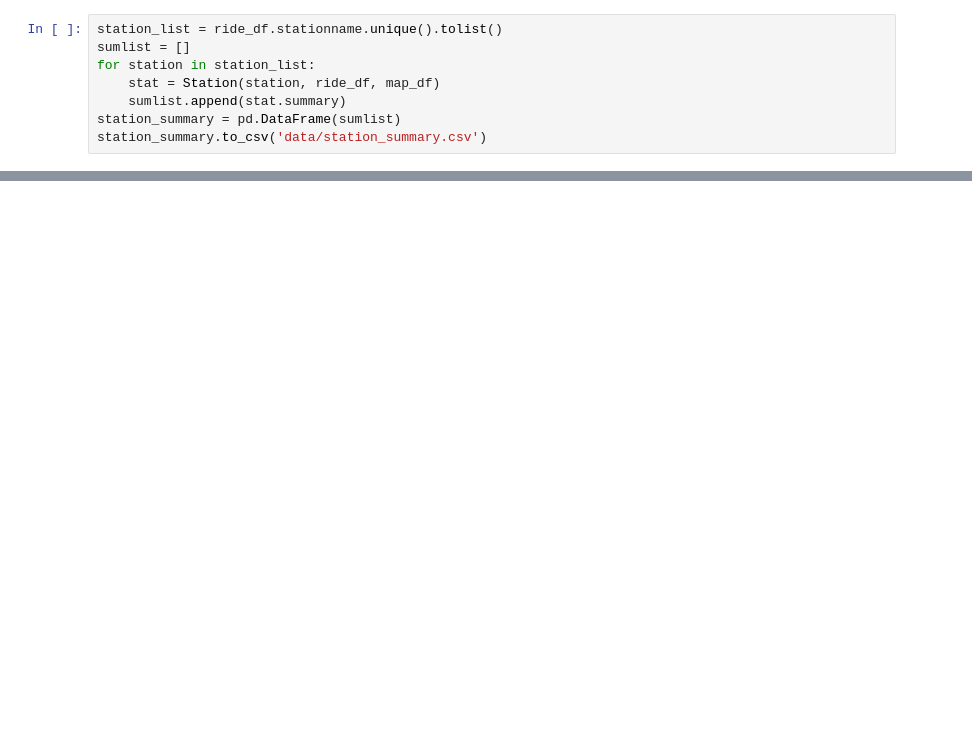
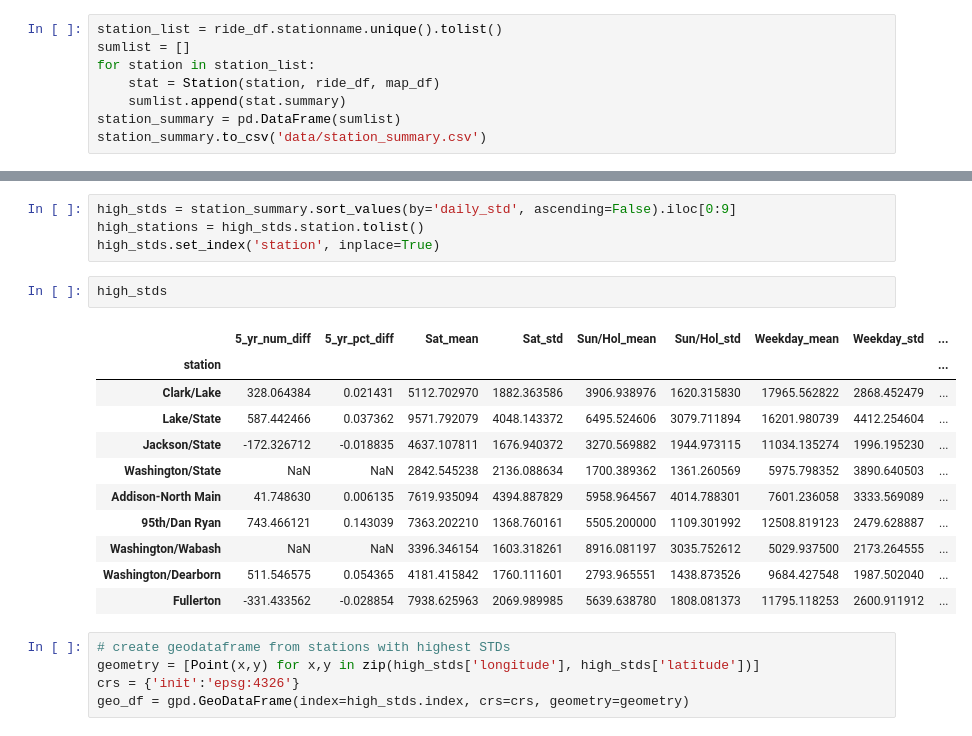
Before and after one commit to donnajobridge/cta, a Jupyter notebook: run_station_class.ipynb, the cells around one changed output, grey strips where cells are left out. Drawn from its saved outputs; the diff is of its cells as text; blank space fills up the shorter version.

```diff
--- a/run_station_class.ipynb
+++ b/run_station_class.ipynb
@@ -41,0 +33,23 @@ station_summary
+# %%
+high_stds = station_summary.sort_values(by='daily_std', ascending=False).iloc[0:9]
+high_stations = high_stds.station.tolist()
+high_stds.set_index('station', inplace=True)
+# %%
+high_stds
+# %% [output]
+|  | 5_yr_num_diff | 5_yr_pct_diff | Sat_mean | Sat_std | Sun/Hol_mean | Sun/Hol_std | Weekday_mean | Weekday_std | ... |
+| station |  |  |  |  |  |  |  |  | ... |
+| Clark/Lake | 328.064384 | 0.021431 | 5112.702970 | 1882.363586 | 3906.938976 | 1620.315830 | 17965.562822 | 2868.452479 | ... |
+| Lake/State | 587.442466 | 0.037362 | 9571.792079 | 4048.143372 | 6495.524606 | 3079.711894 | 16201.980739 | 4412.254604 | ... |
+| Jackson/State | -172.326712 | -0.018835 | 4637.107811 | 1676.940372 | 3270.569882 | 1944.973115 | 11034.135274 | 1996.195230 | ... |
+| Washington/State | NaN | NaN | 2842.545238 | 2136.088634 | 1700.389362 | 1361.260569 | 5975.798352 | 3890.640503 | ... |
+| Addison-North Main | 41.748630 | 0.006135 | 7619.935094 | 4394.887829 | 5958.964567 | 4014.788301 | 7601.236058 | 3333.569089 | ... |
+| 95th/Dan Ryan | 743.466121 | 0.143039 | 7363.202210 | 1368.760161 | 5505.200000 | 1109.301992 | 12508.819123 | 2479.628887 | ... |
+| Washington/Wabash | NaN | NaN | 3396.346154 | 1603.318261 | 8916.081197 | 3035.752612 | 5029.937500 | 2173.264555 | ... |
+| Washington/Dearborn | 511.546575 | 0.054365 | 4181.415842 | 1760.111601 | 2793.965551 | 1438.873526 | 9684.427548 | 1987.502040 | ... |
+| Fullerton | -331.433562 | -0.028854 | 7938.625963 | 2069.989985 | 5639.638780 | 1808.081373 | 11795.118253 | 2600.911912 | ... |
+# %%
+# create geodataframe from stations with highest STDs
+geometry = [Point(x,y) for x,y in zip(high_stds['longitude'], high_stds['latitude'])]
+crs = {'init':'epsg:4326'}
+geo_df = gpd.GeoDataFrame(index=high_stds.index, crs=crs, geometry=geometry)
```
Also changed, not shown: parts of 12 cells of this notebook, 13 other files.
